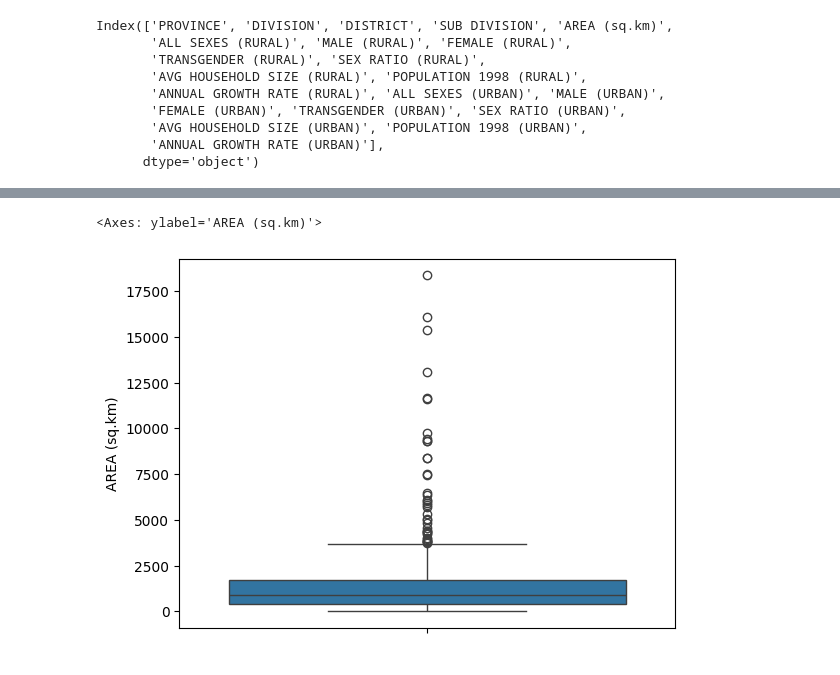
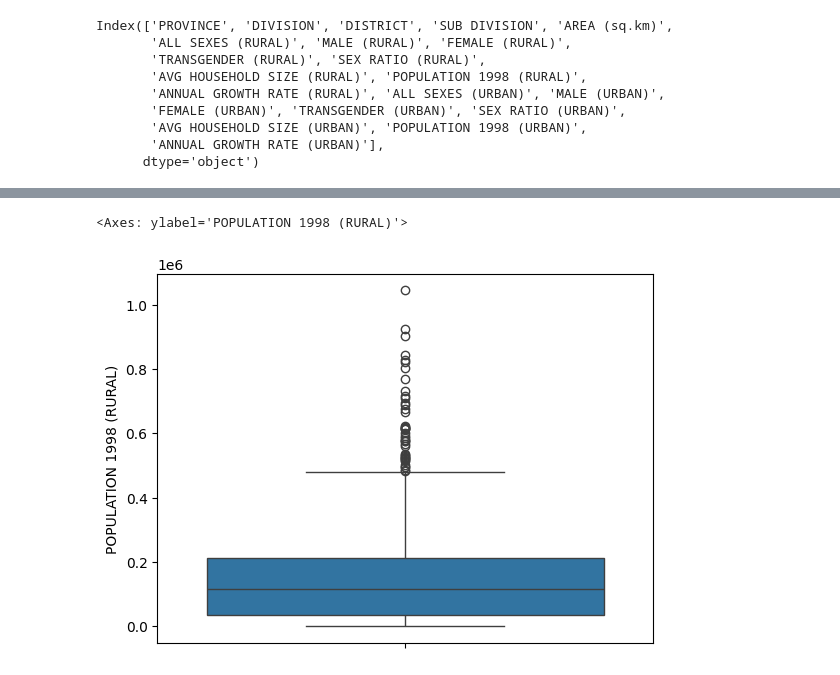
Before and after one commit to saqib52/DataScience_52-ML-DL, a Jupyter notebook: pandas/02_pandas_pak_pop.ipynb, the cells around one changed output, grey strips where cells are left out. Cells and saved outputs as stored; diff of their text form; code cells hidden in the pictures.

```diff
--- a/pandas/02_pandas_pak_pop.ipynb
+++ b/pandas/02_pandas_pak_pop.ipynb
@@ -171,7 +185,7 @@ ANNUAL GROWTH RATE (URBAN)    0
 dtype: int64
 # %%
 # boxplot
-sns.boxplot(df, y = "AREA (sq.km)")
+sns.boxplot(df, y = "POPULATION 1998 (RURAL)")
 # %% [output]
-<Axes: ylabel='AREA (sq.km)'>
+<Axes: ylabel='POPULATION 1998 (RURAL)'>
-[figure, old version]
+[figure, new version]
```
Also changed, not shown: parts of 11 cells of this notebook, 1 other file.
